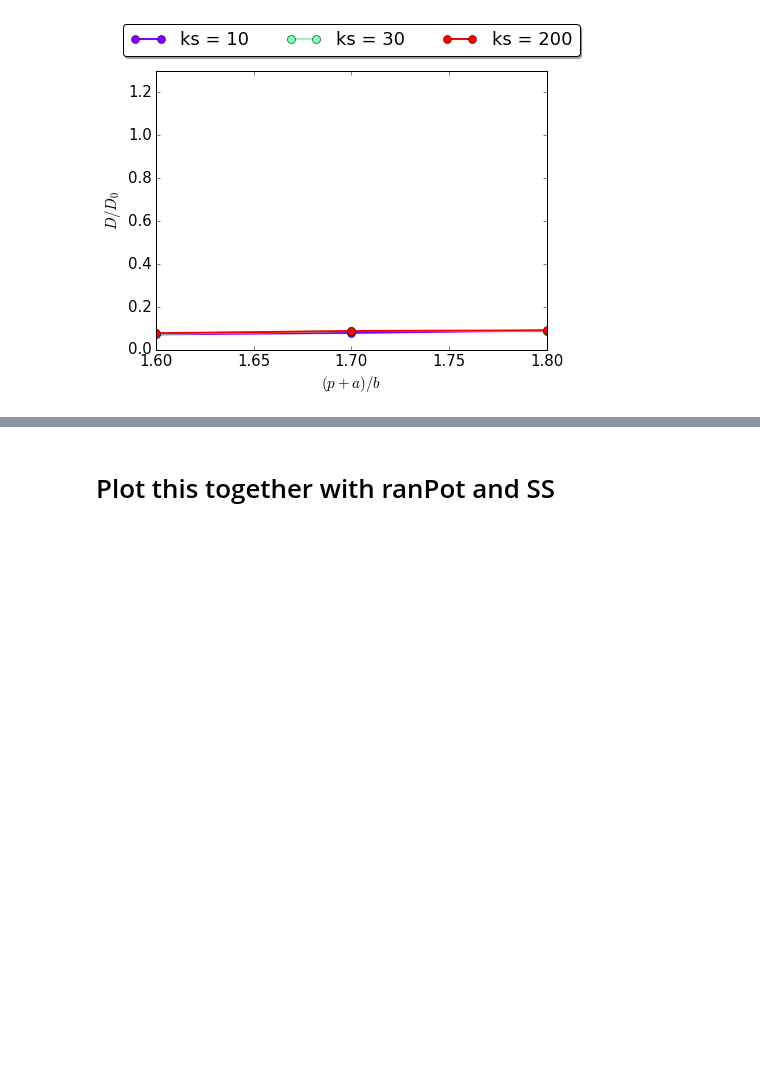
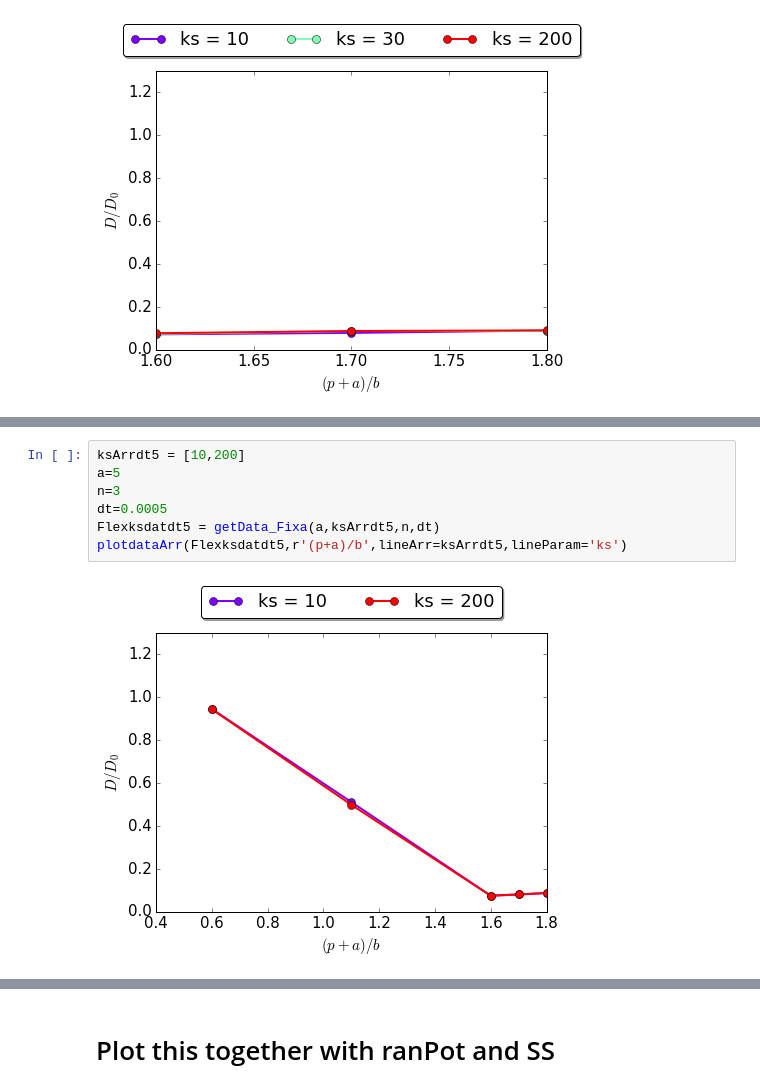
Before and after one commit to JohannHansing/iPythonNB, a Jupyter notebook: Flexible/Flexible.ipynb, the cells around one changed output, grey strips where cells are left out. Saved outputs shown, nothing was run; the diff lists cells and outputs as text; blank space fills up the shorter version.

```diff
--- a/Flexible/Flexible.ipynb
+++ b/Flexible/Flexible.ipynb
@@ -229 +242,10 @@ plotdataArr(Flexks0data,r'(p+a)/b',lineArr=ks0Arr,lineParam='ks')
+# %%
+ksArrdt5 = [10,200]
+a=5
+n=3
+dt=0.0005
+Flexksdatdt5 = getData_Fixa(a,ksArrdt5,n,dt)
+plotdataArr(Flexksdatdt5,r'(p+a)/b',lineArr=ksArrdt5,lineParam='ks')
+# %% [output]
+[figure, added]
 # %%
```
Also changed, not shown: parts of 11 cells of this notebook, 3 other files.
